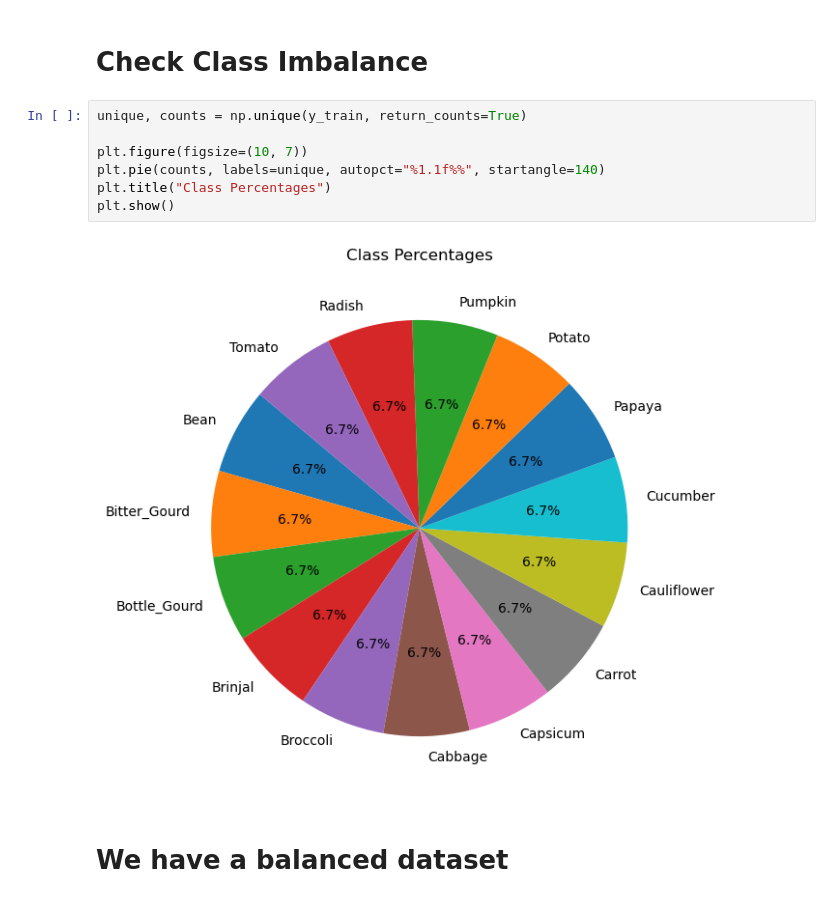
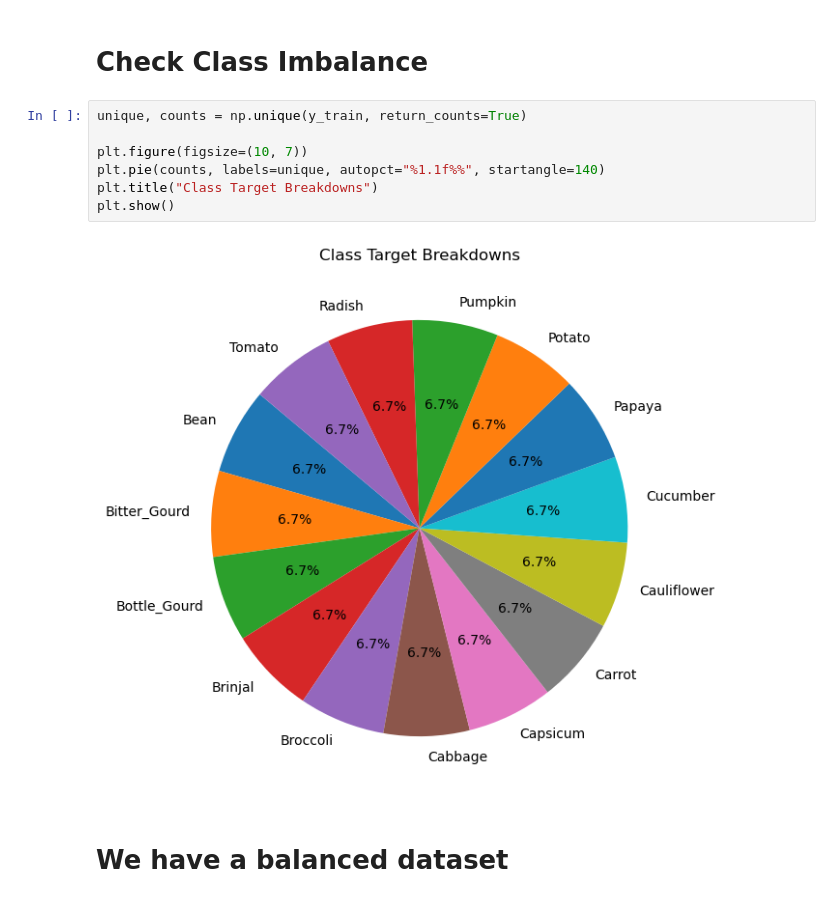
Before and after one commit to MaukanMir/Vegtable-Image-Classifier-, a Jupyter notebook: training.ipynb, the cells around one changed output. Cells and saved outputs as stored; diff of their text form.

```diff
--- a/training.ipynb
+++ b/training.ipynb
@@ -91,11 +91,11 @@ X_val, y_val = grab_images(val_path)
 # %%
 unique, counts = np.unique(y_train, return_counts=True)
 
 plt.figure(figsize=(10, 7))
 plt.pie(counts, labels=unique, autopct="%1.1f%%", startangle=140)
-plt.title("Class Percentages")
+plt.title("Class Target Breakdowns")
 plt.show()
 # %% [output]
-[figure, old version]
+[figure, new version]
 # %% [markdown]
 # We have a balanced dataset
```
